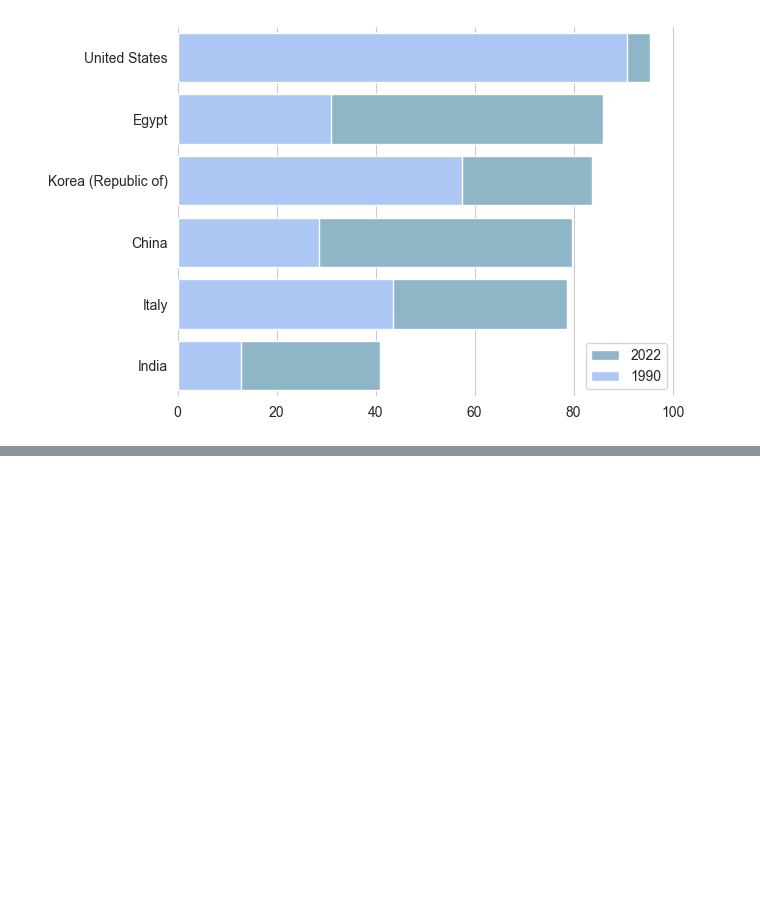
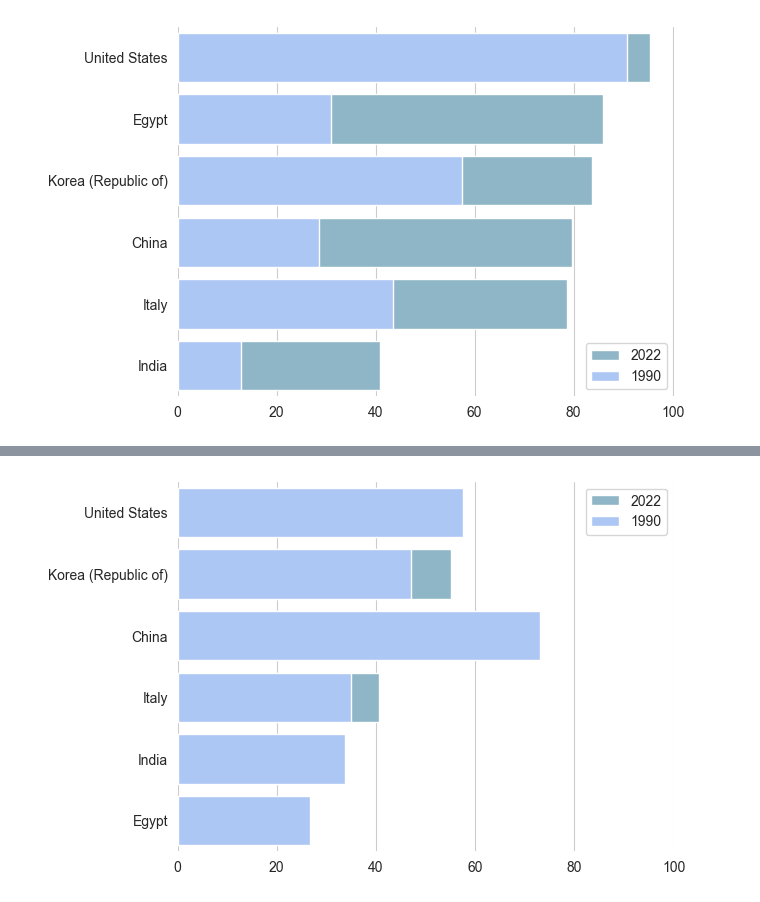
Before and after one commit to ByZeroMatt/SciVis_Project_2024, a Jupyter notebook: src/main/main.ipynb, the cells around one changed output, grey strips where cells are left out. Saved outputs shown, nothing was run; the diff lists cells and outputs as text; code cells hidden in the pictures; blank space fills up the shorter version.

```diff
--- a/src/main/main.ipynb
+++ b/src/main/main.ipynb
@@ -543,0 +560,4 @@ plt.show()
+# %%
+gii_99and22_femlabourrate = gii[((gii['year'] == 2022) | (gii['year'] == 1990)) & (gii['indicator'] == 'Labour force participation rate, female (% ages 15 and older)')]
+gii_99and22_femlabourrate = gii_99and22_femlabourrate[(gii_99and22_femlabourrate['country'] == 'China') | (gii_99and22_femlabourrate['country'] == 'Italy') | (gii_99and22_femlabourrate['country'] == 'United States') | (gii_99and22_femlabourrate['country'] == 'India') | (gii_99and22_femlabourrate['country'] == 'Korea (Republic of)') | (gii_99and22_femlabourrate['country'] == 'Egypt')]
+gii_99and22_femlabourrate
@@ -543,0 +578,29 @@ plt.show()
+# %%
+sns.set_style('whitegrid')
+fig, ax = plt.subplots()
+gii_99and22_femlabourrate = gii_99and22_femlabourrate.sort_values(by='value', ascending=False)
+
+sns.barplot(
+    data=gii_99and22_femlabourrate[gii_99and22_femlabourrate['year'] == 2022],
+    x='value',
+    y='country',
+    label='2022',
+    color='#86B9D0'
+)
+
+sns.barplot(
+    data=gii_99and22_femlabourrate[gii_99and22_femlabourrate['year'] == 1990],
+    x='value',
+    y='country',
+    color='#A0C4FF',
+    label='1990',
+)
+
+ax.set(xlabel=None)
+ax.set(ylabel=None)
+ax.set_xticks(np.arange(0, 100.01, 20))
+sns.despine(left=True, bottom=True)
+
+plt.show()
+# %% [output]
+[figure, added]
```
Also changed, not shown: parts of 7 cells of this notebook.
